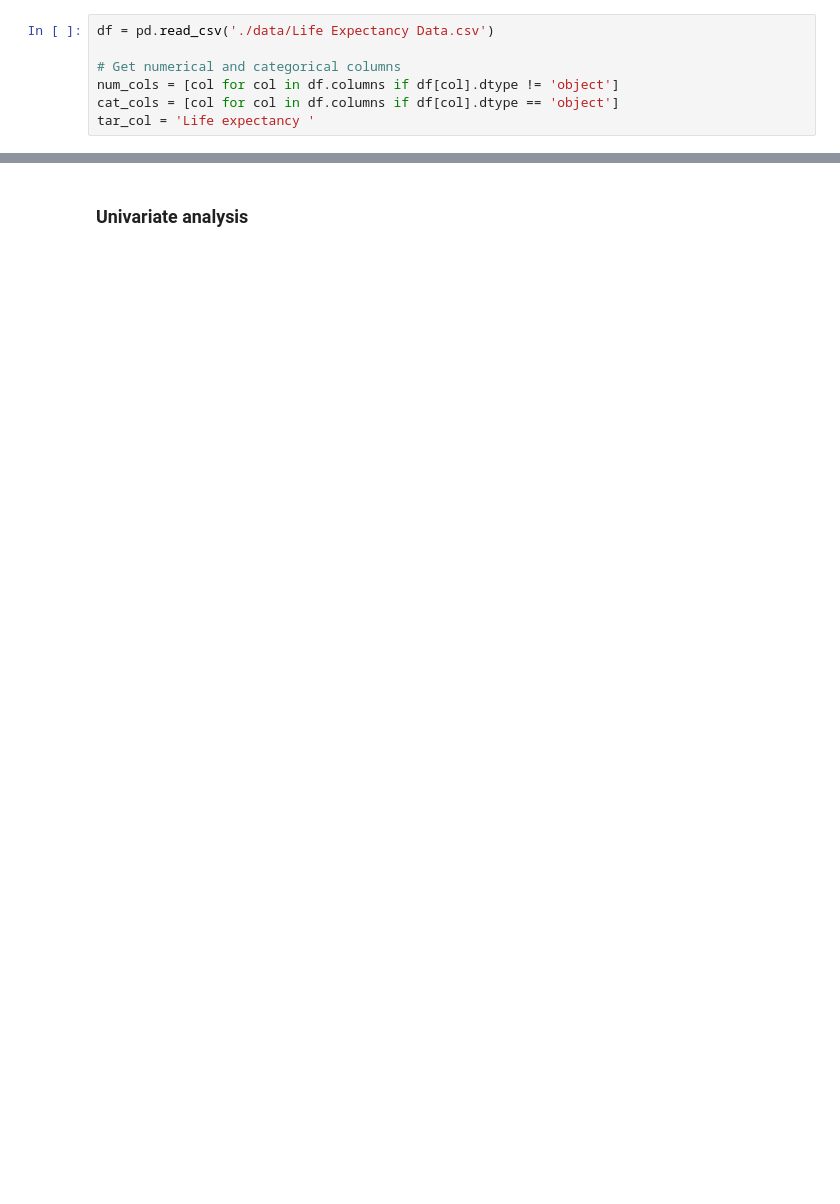
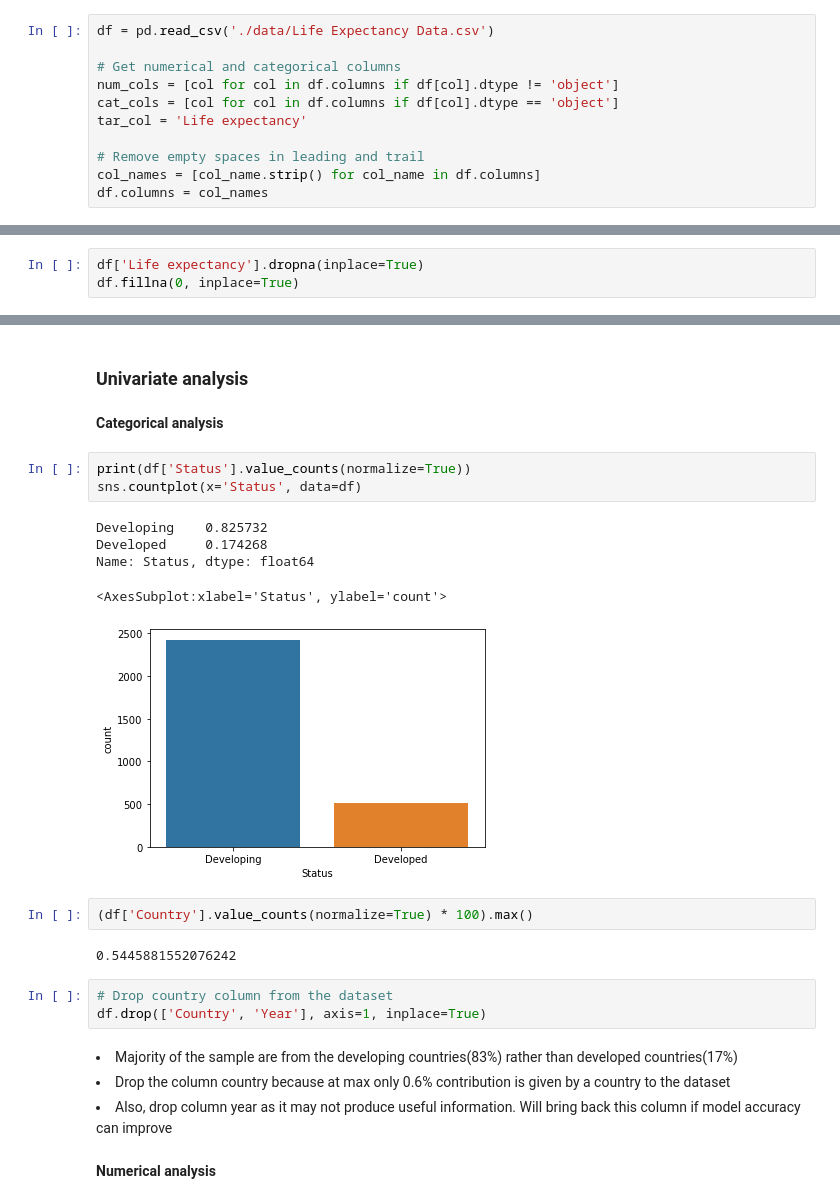
Before and after one commit to Keerthivasan-A/Life-Expectancy-WHO-, a Jupyter notebook: EDA.ipynb, the cells around one changed output, grey strips where cells are left out. Saved outputs shown, nothing was run; the diff lists cells and outputs as text; blank space fills up the shorter version.

Commit message:
Univariate analysis and missing value treatement

```diff
--- a/EDA.ipynb
+++ b/EDA.ipynb
@@ -18,7 +23,11 @@ df = pd.read_csv('./data/Life Expectancy Data.csv')
 # Get numerical and categorical columns
 num_cols = [col for col in df.columns if df[col].dtype != 'object']
 cat_cols = [col for col in df.columns if df[col].dtype == 'object']
-tar_col = 'Life expectancy '
+tar_col = 'Life expectancy'
+
+# Remove empty spaces in leading and trail
+col_names = [col_name.strip() for col_name in df.columns]
+df.columns = col_names
 # %%
 df.dtypes
 # %% [output]
@@ -83,0 +115,3 @@ df.describe()
+# %%
+df['Life expectancy'].dropna(inplace=True)
+df.fillna(0, inplace=True)
@@ -84,2 +138,27 @@ df.describe()
 # %% [markdown]
 ### Univariate analysis
+# %% [markdown]
+<b>Categorical analysis</b>
+# %%
+print(df['Status'].value_counts(normalize=True))
+sns.countplot(x='Status', data=df)
+# %% [output]
+Developing    0.825732
+Developed     0.174268
+Name: Status, dtype: float64
+<AxesSubplot:xlabel='Status', ylabel='count'>
+[figure, added]
+# %%
+(df['Country'].value_counts(normalize=True) * 100).max()
+# %% [output]
+0.5445881552076242
+# %%
+# Drop country column from the dataset
+df.drop(['Country', 'Year'], axis=1, inplace=True)
+# %% [markdown]
+<li>Majority of the sample are from the developing countries(83%) rather than developed countries(17%)</li>
+
+<li>Drop the column country because at max only 0.6% contribution is given by a country to the dataset<br></li>
+<li>Also, drop column year as it may not produce useful information. Will bring back this column if model accuracy can improve</li>
+# %% [markdown]
+<B> Numerical analysis </b>
```
Also changed, not shown: parts of 10 cells of this notebook, 1 other file.
